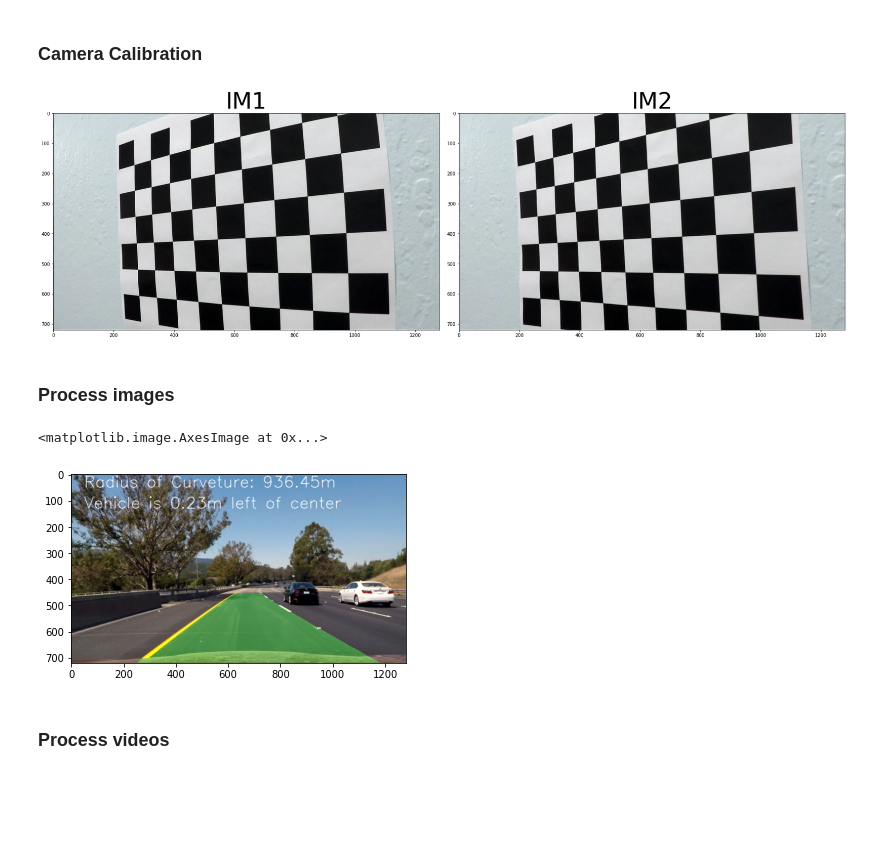
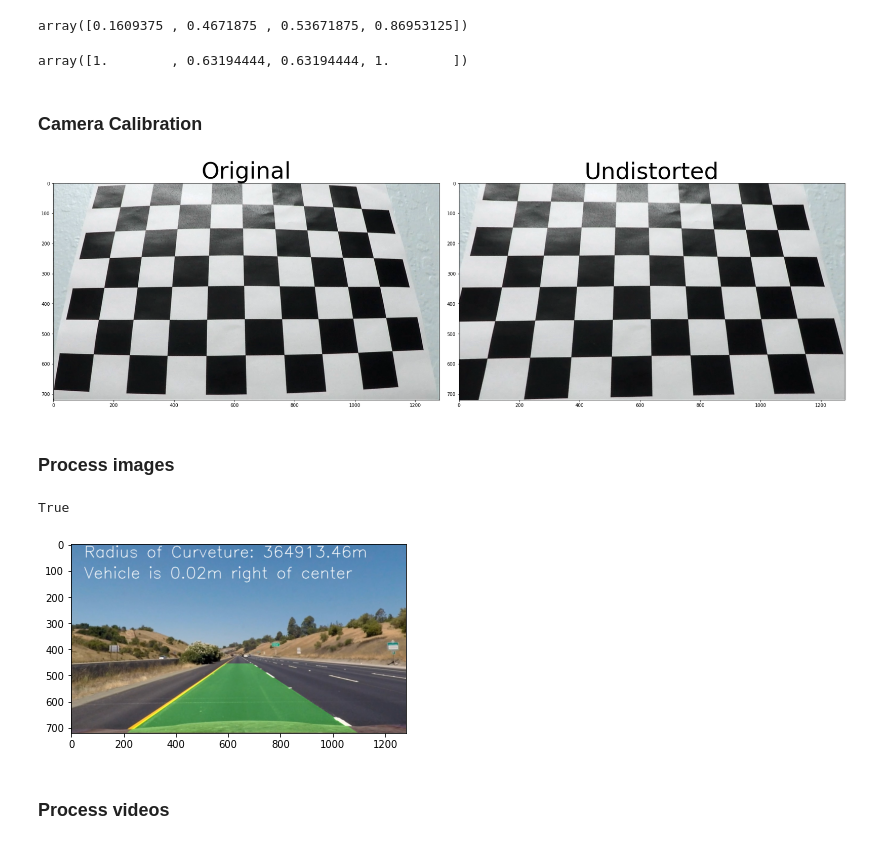
Before and after one commit to huiba/CarND-Advanced-Lane-Lines, a Jupyter notebook: find_line.ipynb, the cells around one changed output. Drawn from its saved outputs; the diff is of its cells as text; code cells hidden in the pictures; blank space fills up the shorter version.

```diff
--- a/find_line.ipynb
+++ b/find_line.ipynb
@@ -119,6 +119,15 @@ class Line:
 
 # Define named tuple for Line pair
 line_pair = namedtuple('Line_pair', ['left', 'right'])
+# %%
+np.array([206, 598, 687, 1113])/1280
+# %% [output]
+array([0.1609375 , 0.4671875 , 0.53671875, 0.86953125])
+# %%
+
+np.array([720, 455, 455, 720])/720
+# %% [output]
+array([1.        , 0.63194444, 0.63194444, 1.        ])
 # %%
 class Lane_finder:
 
@@ -388,23 +409,24 @@ class Lane_finder:
 # %%
 cali_path = 'camera_cal/*.jpg'
 mtx, dist, newcameramtx, roi = calibrate_camera(glob.glob(cali_path))
-test_img = cv2.imread(glob.glob(cali_path)[1])
+test_img = cv2.imread(glob.glob(cali_path)[4])
 undis_img = undistort_image(test_img, mtx, dist)
-plot_imgs(test_img, undis_img)
+plot_imgs(test_img, undis_img, titles=('Original', 'Undistorted'))
 # %% [output]
-[figure, old version]
+[figure, new version]
 # %% [markdown]
 ### Process images
 # %%
 finder = Lane_finder(camera_mtx=mtx, dist=dist, buffer_size=3)
 test_ims = glob.glob('test_images/*.jpg')
 
-test_im = cv2.imread(test_ims[0])[:,:,::-1]
+test_im = cv2.imread(test_ims[7])[:,:,::-1]
 result = finder.process(test_im, 'camera')
 plt.imshow(result)
+cv2.imwrite('writeup_ims/final.png', result[:,:,::-1])
 # %% [output]
-<matplotlib.image.AxesImage at 0x...>
+True
-[figure, old version]
+[figure, new version]
 # %% [markdown]
 ### Process videos
 # %%
```
Also changed, not shown: parts of 1 cell of this notebook, 2 other files.
